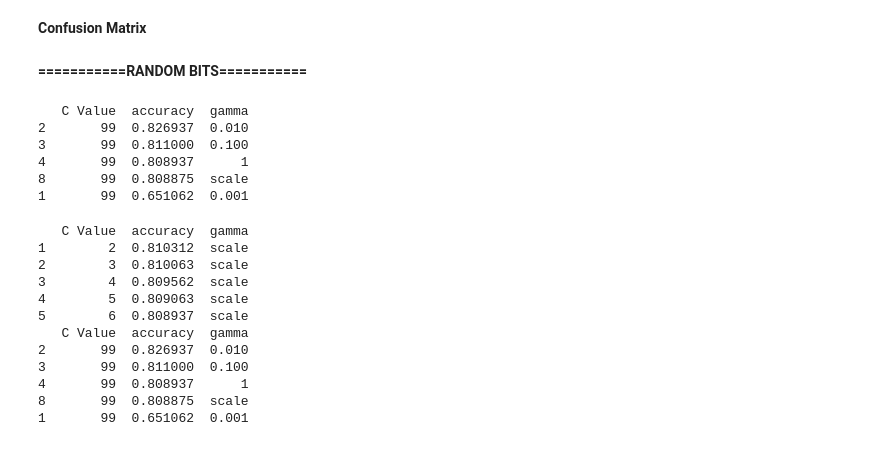
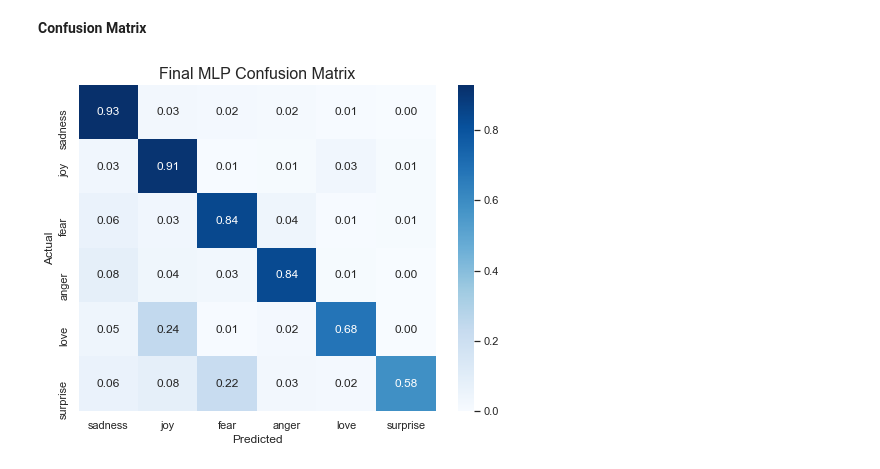
Before and after one commit to ayliahfani/Emotion-Recognition, a Jupyter notebook: Coursework/nc_coursework.ipynb, the cells around one changed output. Drawn from its saved outputs; the diff is of its cells as text; code cells hidden in the pictures.

```diff
--- a/Coursework/nc_coursework.ipynb
+++ b/Coursework/nc_coursework.ipynb
@@ -734,7 +730,7 @@ criterion = nn.CrossEntropyLoss
 # Callbacks
 balanced_accuracy = EpochScoring(scoring='balanced_accuracy', lower_is_better=False)
 accuracy = EpochScoring(scoring='accuracy', lower_is_better=False)
-early_stopping = EarlyStopping(monitor='valid_loss', patience=5, lower_is_better=True)
+early_stopping = EarlyStopping(monitor='valid_loss', patience=10, lower_is_better=True)
 # %% [markdown]
 Don't change hyperparameters from default so we can experiment with how many layers to have and where to apply dropout
 # %%
@@ -830,11 +826,12 @@ best params: {'module__hidden_size': 100, 'module__dropout': 0.5, 'max_epochs':
 net.set_params(verbose=0)
 params = {
     'lr': [0.001, 0.01],
-    'batch_size':[256,512],
-    'max_epochs': [500],
+    'batch_size':[256,300,350],
+    'max_epochs': [500],                    # this will be later determined with early stopping
     'module__hidden_size': [50,100,150],
-    'module__dropout': [0.4, 0.5, 0.6]
+    'module__dropout': [0.3, 0.4, 0.5]
 }
+
 MLP_gs = GridSearchCV(net, params, refit=False, cv=3, scoring='accuracy', verbose=1)
 
 MLP_gs.fit(x_train, y_train)
@@ -868,9 +861,9 @@ dropout = 0.5
 activation = F.relu
 
 # Hyperparameters
-batch_size = 128
-lr = 0.01
-epochs = 10
+batch_size = 256
+lr = 0.001
+epochs = 62
 optimizer = optim.Adam
 criterion = nn.CrossEntropyLoss
 # %%
@@ -907,6 +900,7 @@ torch.manual_seed(0)
 final_MLP = NeuralNetClassifier(
     MLP,
     max_epochs = epochs,
+    batch_size = batch_size,
     optimizer = optimizer,
     criterion = criterion,
     lr = lr,
@@ -943,22 +996,22 @@ print(classification_report(y_test, MLP_pred))
 **Confusion Matrix**
 # %%
 # create confusion matrix
-cm_MLP = confusion_matrix(labels_test, final_svc_pred)
+cm_MLP = confusion_matrix(y_test, MLP_pred)
 
 # Normalise
 cmn_MLP= cm_MLP.astype('float') / cm_MLP.sum(axis=1)[:, np.newaxis]
 
 # plot
 fig, ax = plt.subplots(figsize=(8,6))
 sns.heatmap(cmn_MLP,
             annot=True,
             fmt='.2f',
             xticklabels=emotion_dict,
             yticklabels=emotion_dict,
             cmap='Blues')
-plt.title('Final MLP Confusion Matrix')
+plt.title('Final MLP Confusion Matrix', fontsize= 16)
 plt.ylabel('Actual')
 plt.xlabel('Predicted')
 plt.show()
+# %% [output]
+[figure, added]
-# %% [markdown]
-**===========RANDOM BITS===========**
@@ -977,46 +1017,0 @@ def report(results, n_top=3):
-# %%
-rbf_data = []
-lin_data = []
-c_optimiser = 70
-g_optimiser = [0.0001, 0.001, 0.01, 0.1, 1, 10, 100, 'auto', 'scale']
-
-headers = ['C Value', 'accuracy', 'gamma']
-#for c in c_optimiser:
-for g in g_optimiser:
-        #define model
-        svc_rbf = SVC(kernel='rbf', C=c, gamma=g)
-        #make predictions
-        y = svc_rbf.fit(features_train, labels_train).predict(features_test)
-        # find AUC
-        #fpr, tpr, thresholds = roc_curve(y, labels_test)
-        #AUC = auc(fpr, tpr)
-        # find accuracy
-        accuracy = accuracy_score(y, labels_test)
-        values = [c,accuracy,g]
-        rbf_data.append(dict(zip(headers,values)))
-
-rbf_g=pd.DataFrame(rbf_data)
-print(rbf_g.sort_values('accuracy', ascending=False).head(5))
-# %% [output]
-   C Value  accuracy  gamma
-2       99  0.826937  0.010
-3       99  0.811000  0.100
-4       99  0.808937      1
-8       99  0.808875  scale
-1       99  0.651062  0.001
-# %%
-print(rbf_c.sort_values('accuracy', ascending=False).head(5))
-print(rbf_g.sort_values('accuracy', ascending=False).head(5))
-# %% [output]
-   C Value  accuracy  gamma
-1        2  0.810312  scale
-2        3  0.810063  scale
-3        4  0.809562  scale
-4        5  0.809063  scale
-5        6  0.808937  scale
-   C Value  accuracy  gamma
-2       99  0.826937  0.010
-3       99  0.811000  0.100
-4       99  0.808937      1
-8       99  0.808875  scale
-1       99  0.651062  0.001
```
Also changed, not shown: parts of 35 cells of this notebook.
